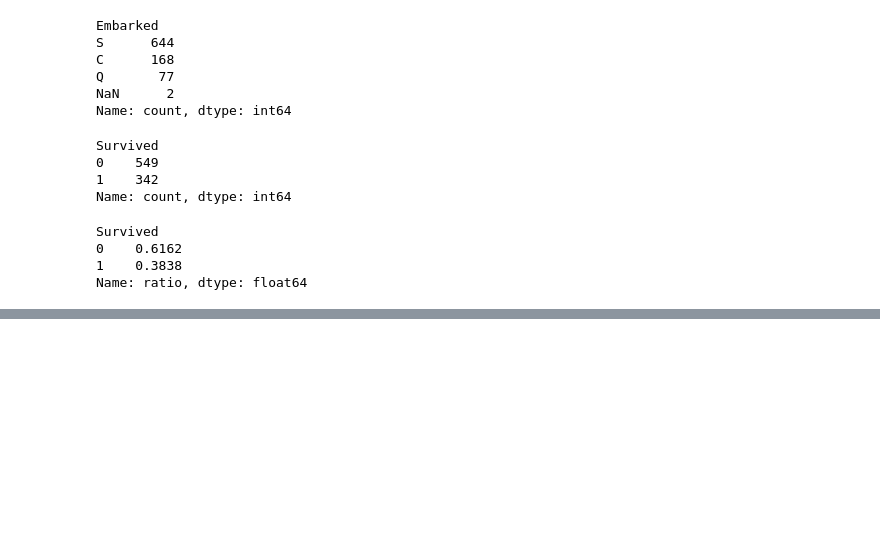
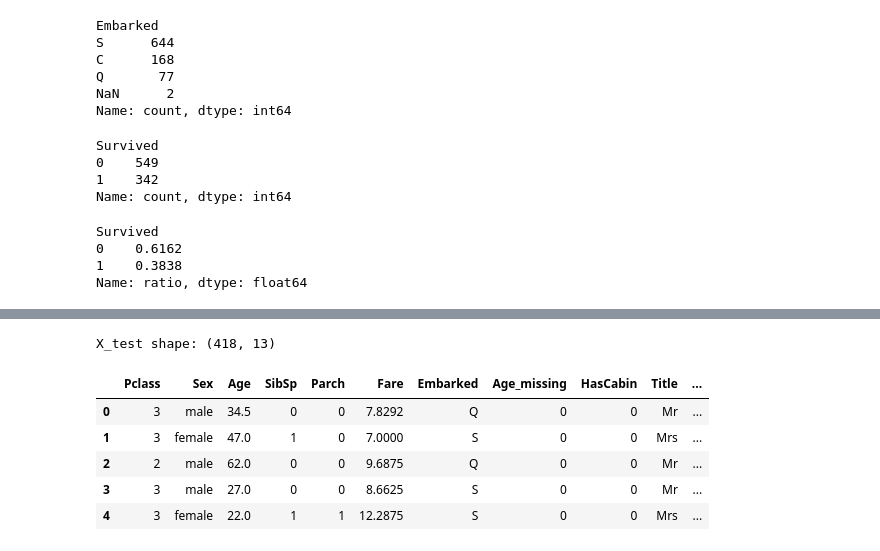
Before and after one commit to BrianBai093/Applied-ML, a Jupyter notebook: A1/data_preprocessing.ipynb, the cells around one changed output, grey strips where cells are left out. Cells and saved outputs as stored; diff of their text form; code cells hidden in the pictures; blank space fills up the shorter version.

```diff
--- a/A1/data_preprocessing.ipynb
+++ b/A1/data_preprocessing.ipynb
@@ -256,0 +325,16 @@ Name: ratio, dtype: float64
+# %%
+work_df = work_df.copy()
+
+work_df["Title"] = work_df["Name"].str.extract(r",\s*([^\.]+)\.", expand=False).str.strip()
+
+rare_titles = ["Lady", "Countess", "Capt", "Col", "Don", "Dr", "Major", "Rev",
+               "Sir", "Jonkheer", "Dona", "Mme", "Ms", "Mlle"]
+
+work_df["Title"] = work_df["Title"].replace(rare_titles, "Other")
+
+work_df["Title"] = work_df["Title"].replace({
+    "Mlle": "Miss",
+    "Ms": "Miss",
+    "Mme": "Mrs",
+})
+(work_df["Title"].value_counts())
@@ -256,0 +655,12 @@ Name: ratio, dtype: float64
+# %%
+X_test = test_work_df.drop(columns=["PassengerId", "Name", "Ticket", "Cabin", "Cabin_missing"])
+print("X_test shape:", X_test.shape)
+display(X_test.head())
+# %% [output]
+X_test shape: (418, 13)
+|  | Pclass | Sex | Age | SibSp | Parch | Fare | Embarked | Age_missing | HasCabin | Title | ... |
+| 0 | 3 | male | 34.5 | 0 | 0 | 7.8292 | Q | 0 | 0 | Mr | ... |
+| 1 | 3 | female | 47.0 | 1 | 0 | 7.0000 | S | 0 | 0 | Mrs | ... |
+| 2 | 2 | male | 62.0 | 0 | 0 | 9.6875 | Q | 0 | 0 | Mr | ... |
+| 3 | 3 | male | 27.0 | 0 | 0 | 8.6625 | S | 0 | 0 | Mr | ... |
+| 4 | 3 | female | 22.0 | 1 | 1 | 12.2875 | S | 0 | 0 | Mrs | ... |
```
Also changed, not shown: parts of 36 cells of this notebook, 1 other file.
